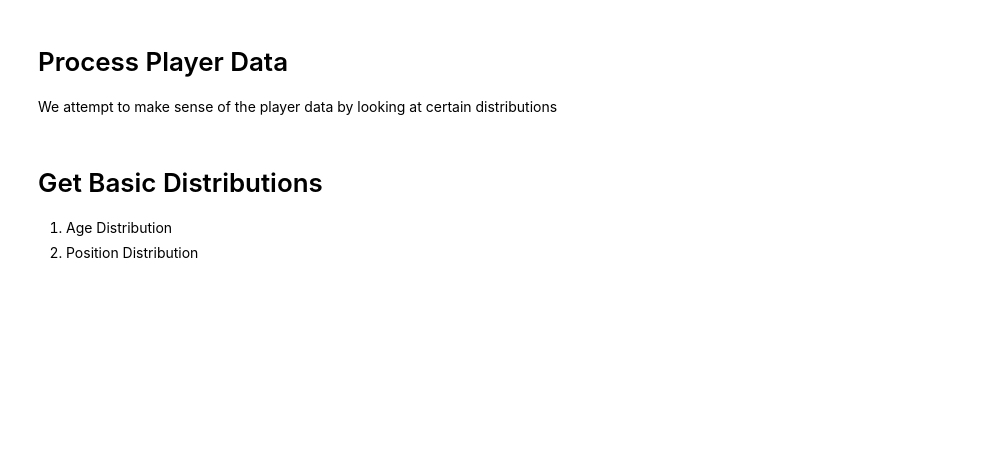
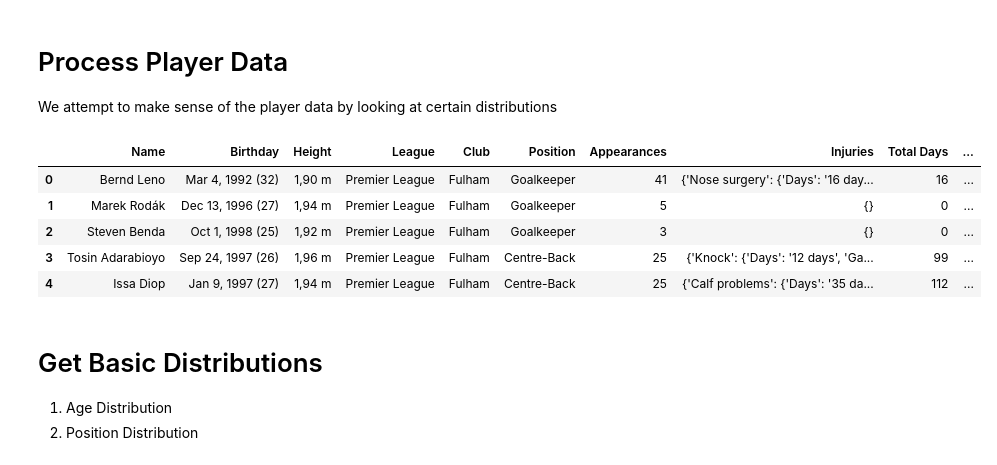
Before and after one commit to tsumian/MA4199-Injury-Prediction, a Jupyter notebook: ma4199-data-preprocessing.ipynb, the cells around one changed output. Saved outputs shown, nothing was run; the diff lists cells and outputs as text; code cells hidden in the pictures; blank space fills up the shorter version.

```diff
--- a/ma4199-data-preprocessing.ipynb
+++ b/ma4199-data-preprocessing.ipynb
@@ -33,3 +53,25 @@ def add_age_column(df):
+# %%
+def convert_days_to_int(df):
+    """
+    This function converts a column containing injury days in string format (e.g., "13 Days") to integer.
+
+    Args:
+      df (pandas.DataFrame): The DataFrame containing the "Total Days" column.
+      column_name (str): The name of the "Total Days" column.
+
+    Returns:
+      pandas.DataFrame: The DataFrame with the "Total Days" column converted to integer.
+    """
+
+    # Extract the numerical part using regular expressions (import re if not already imported)
+    import re
+    pattern = r"(\d+)"  # Match one or more digits
+    df["Total Days"] = df["Total Days"].str.extract(pattern, expand=False).astype(int)
+
+    # Handle potential errors (e.g., 'nan' if no digits found)
+    df["Total Days"] = pd.to_numeric(df["Total Days"], errors='coerce')  # Coerce errors to NaN
+
+    return df
 # %%
 import pandas as pd
 
@@ -46,3 +103,12 @@ ligue_1_player_data_df = add_age_column(ligue_1_player_data_df)
+# %%
+prem_player_data_df.head()
+# %% [output]
+|  | Name | Birthday | Height | League | Club | Position | Appearances | Injuries | Total Days | ... |
+| 0 | Bernd Leno | Mar 4, 1992 (32) | 1,90 m | Premier League | Fulham | Goalkeeper | 41 | {'Nose surgery': {'Days': '16 day... | 16 | ... |
+| 1 | Marek Rodák | Dec 13, 1996 (27) | 1,94 m | Premier League | Fulham | Goalkeeper | 5 | {} | 0 | ... |
+| 2 | Steven Benda | Oct 1, 1998 (25) | 1,92 m | Premier League | Fulham | Goalkeeper | 3 | {} | 0 | ... |
+| 3 | Tosin Adarabioyo | Sep 24, 1997 (26) | 1,96 m | Premier League | Fulham | Centre-Back | 25 | {'Knock': {'Days': '12 days', 'Ga... | 99 | ... |
+| 4 | Issa Diop | Jan 9, 1997 (27) | 1,94 m | Premier League | Fulham | Centre-Back | 25 | {'Calf problems': {'Days': '35 da... | 112 | ... |
 # %% [markdown]
 # Get Basic Distributions
 1. Age Distribution
```
Also changed, not shown: parts of 6 cells of this notebook.
